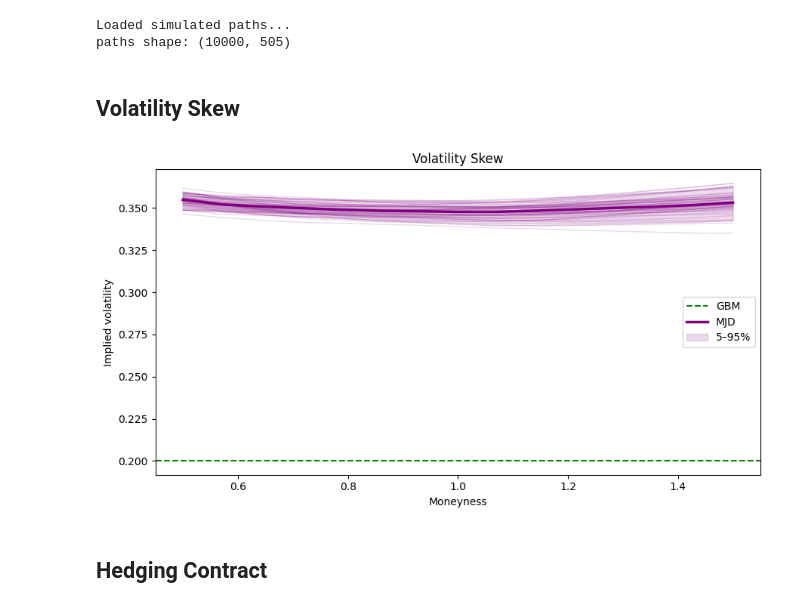
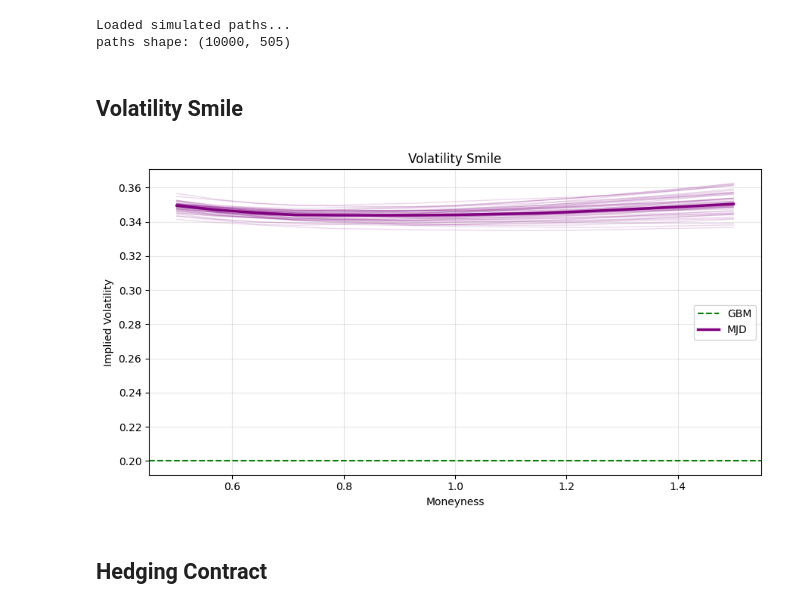
Before and after one commit to mattia-3rne/delta-hedging-in-merton-jump-diffusion-model, a Jupyter notebook: notebooks/02_delta_hedging.ipynb, the cells around one changed output. Drawn from its saved outputs; the diff is of its cells as text; code cells hidden in the pictures.

```diff
--- a/notebooks/02_delta_hedging.ipynb
+++ b/notebooks/02_delta_hedging.ipynb
@@ -76,7 +76,7 @@ print("paths shape:", gbm_paths.shape)
 Loaded simulated paths...
 paths shape: (10000, 505)
 # %% [markdown]
-## Volatility Skew
+## Volatility Smile
 # %%
 from scipy.optimize import brentq
 
@@ -101,49 +101,45 @@ def implied_vol(price, S, K, T, r, option_type="call", tol=1e-6):
     except ValueError:
         return np.nan
 
-def skew_from_sample(ST_sample):
+def smile_from_sample(ST_sample):
     prices = []
     for K in K_grid:
         payoff = (np.maximum(ST_sample - K, 0.0) if option_type == "call" else np.maximum(K - ST_sample, 0.0))
         prices.append(discount * np.mean(payoff))
     prices = np.asarray(prices, dtype=float)
     iv = np.array([
         implied_vol(p, S0_smile, K, T_smile, r_smile, option_type=option_type)
         for p, K in zip(prices, K_grid)
     ])
     return iv
 
-# Skew from terminal distribution
 rng = np.random.default_rng(123)
 n_paths = ST_mjd.shape[0]
 n_boot = 50
 boot_iv = []
 
 plt.figure(figsize=(9, 5))
 
 for b in range(n_boot):
     idx = rng.choice(n_paths, size=n_paths, replace=True)
-    iv = skew_from_sample(ST_mjd[idx])
+    iv = smile_from_sample(ST_mjd[idx])
     boot_iv.append(iv)
     plt.plot(K_grid / S0_smile, iv, color="purple", alpha=0.15, lw=1)
 
 boot_iv = np.asarray(boot_iv)
 iv_med = np.nanmedian(boot_iv, axis=0)
-iv_p05 = np.nanpercentile(boot_iv, 5, axis=0)
-iv_p95 = np.nanpercentile(boot_iv, 95, axis=0)
 
 plt.axhline(sigma_bsm, linestyle="--", label="GBM", color="green")
 plt.plot(K_grid / S0_smile, iv_med, color="purple", lw=2.5, label="MJD")
-plt.fill_between(K_grid / S0_smile, iv_p05, iv_p95, color="purple", alpha=0.15, label="5–95%")
-
 plt.xlabel("Moneyness")
-plt.ylabel("Implied volatility")
-plt.title("Volatility Skew")
+plt.ylabel("Implied Volatility")
+plt.title("Volatility Smile")
 plt.legend()
+plt.grid(alpha=0.3)
 plt.tight_layout()
 plt.show()
 # %% [output]
-[figure, old version]
+[figure, new version]
 # %% [markdown]
 ## Hedging Contract
 # %%
```
Also changed, not shown: parts of 5 cells of this notebook, 1 other file.
